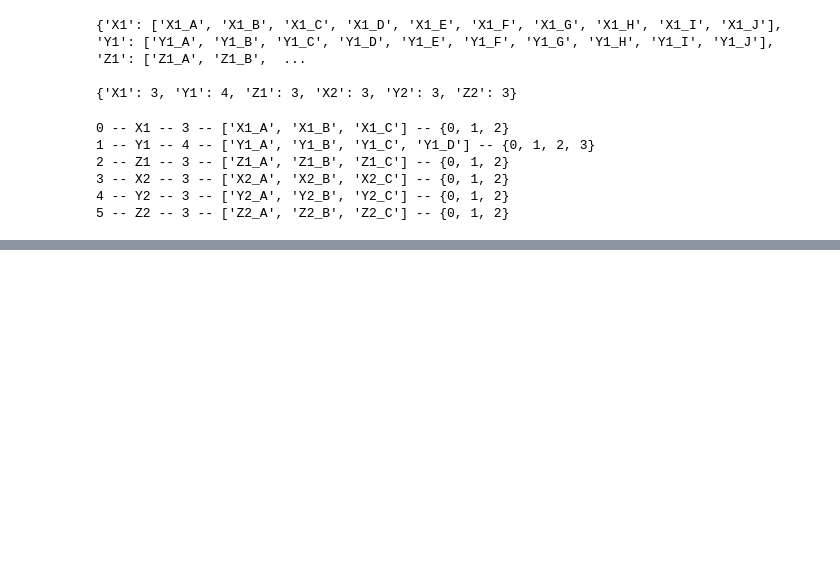
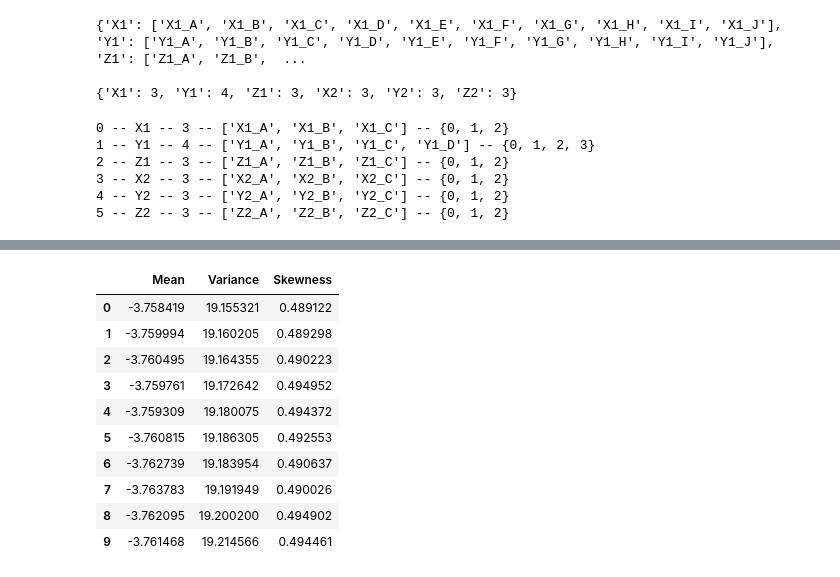
Before and after one commit to praveengadiyaram369/Activityrecognition_GaussianLDA, a Jupyter notebook: notebook/generate_subsequences.ipynb, the cells around one changed output, grey strips where cells are left out. Drawn from its saved outputs; the diff is of its cells as text; code cells hidden in the pictures; blank space fills up the shorter version.

```diff
--- a/notebook/generate_subsequences.ipynb
+++ b/notebook/generate_subsequences.ipynb
@@ -200,3 +228,40 @@ doc_df
+# %%
+def clusterstatistics(Y,X):
+
+    cluster_df = Y.loc[(Y['Col_1'] == X)]
+
+    Columns = ['Col_2','Col_3','Col_4','Col_5','Col_6','Col_7','Col_8','Col_9','Col_10','Col_11']
+    Mean = []
+    Variance = []
+    Skewness = []
+
+    for values in Columns:
+        M = cluster_df [values].mean()
+        V = cluster_df[values].var()
+        S = cluster_df[values].skew()
+        Mean.append(M)
+        Variance.append(V)
+        Skewness.append(S)
+
+    stat_df=pd.DataFrame(Mean,columns=["Mean"])
+    stat_df["Variance"]=Variance
+    stat_df["Skewness"]=Skewness
+    return  stat_df
+# %%
+df1=clusterstatistics(dfY1,'Y1_A')
+df1
+# %% [output]
+|  | Mean | Variance | Skewness |
+| 0 | -3.758419 | 19.155321 | 0.489122 |
+| 1 | -3.759994 | 19.160205 | 0.489298 |
+| 2 | -3.760495 | 19.164355 | 0.490223 |
+| 3 | -3.759761 | 19.172642 | 0.494952 |
+| 4 | -3.759309 | 19.180075 | 0.494372 |
+| 5 | -3.760815 | 19.186305 | 0.492553 |
+| 6 | -3.762739 | 19.183954 | 0.490637 |
+| 7 | -3.763783 | 19.191949 | 0.490026 |
+| 8 | -3.762095 | 19.200200 | 0.494902 |
+| 9 | -3.761468 | 19.214566 | 0.494461 |
 # %%
 doc_df.drop_duplicates(keep=False, inplace=True)
 doc_df
```
Also changed, not shown: parts of 9 cells of this notebook, 1 other file.
